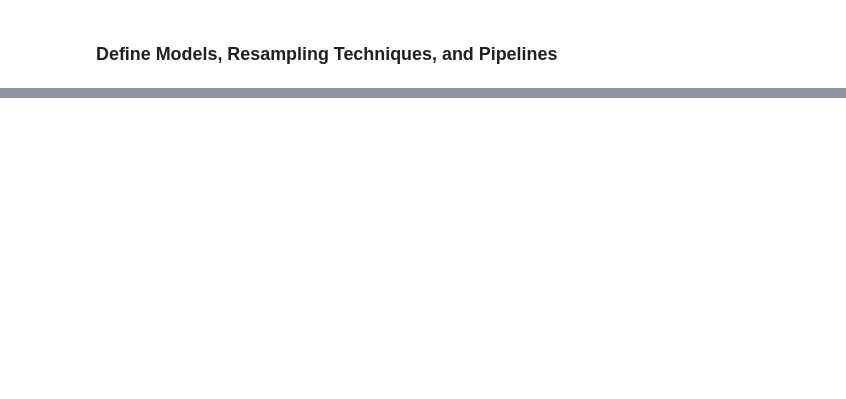
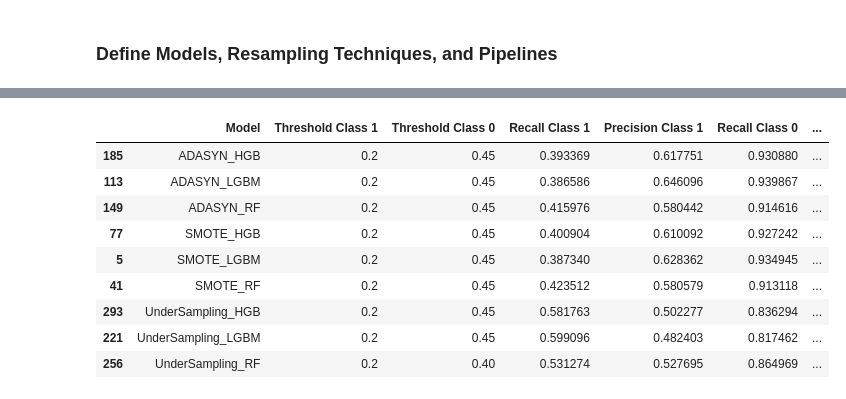
Before and after one commit to micah-shull/Machine_Learning_Pipelines, a Jupyter notebook: pipelines_16_ensemble_03_resampling.ipynb, the cells around one changed output, grey strips where cells are left out. Saved outputs shown, nothing was run; the diff lists cells and outputs as text; code cells hidden in the pictures; blank space fills up the shorter version.

```diff
--- a/pipelines_16_ensemble_03_resampling.ipynb
+++ b/pipelines_16_ensemble_03_resampling.ipynb
@@ -139,72 +234,7 @@ with open('best_thresholds.json', 'w') as json_file:
 
 print("Best threshold combinations saved to 'best_thresholds.json'")
 print("Best threshold combinations for each model:")
-print(best_thresholds)
-
-# Custom scorers for recall and precision for class 0 and class 1
-scorers = {
-    'recall_class_1': make_scorer(recall_score, pos_label=1),
-    'precision_class_1': make_scorer(precision_score, pos_label=1),
-    'recall_class_0': make_scorer(recall_score, pos_label=0),
-    'precision_class_0': make_scorer(precision_score, pos_label=0)
-}
-
-# Function to perform grid search for a given model
-def tune_model(pipeline, param_grid, X_train, y_train, scoring):
-    grid_search = GridSearchCV(pipeline, param_grid, cv=5, scoring=scoring)
-    grid_search.fit(X_train, y_train)
-    return grid_search
-
-# Function to tune and save models
-def tune_and_save_models(pipelines, param_grids, X_train, y_train, best_thresholds_df, scorers, models_file, params_file):
-    best_models = {}
-    best_params = {}
-
-    for metric, scorer in scorers.items():
-        if 'recall' in metric:
-            class_num = metric.split('_')[-1]
-            model_name = best_thresholds_df.loc[best_thresholds_df[f'Recall Class {class_num}'].idxmax(), 'Model']
-        else:
-            class_num = metric.split('_')[-1]
-            model_name = best_thresholds_df.loc[best_thresholds_df[f'Precision Class {class_num}'].idxmax(), 'Model']
-
-        tuned_model = tune_model(pipelines[model_name], param_grids[model_name.split('_')[-1]], X_train, y_train, scoring=scorer)
-
-        best_models[metric] = tuned_model.best_estimator_
-        best_params[metric] = tuned_model.best_params_
-
-    joblib.dump(best_models, models_file)
-
-    with open(params_file, 'w') as json_file:
-        json.dump(best_params, json_file, indent=4)
-
-    return best_models, best_params
-
-# Define parameter grids for the selected models
-param_grids = {
-    'LogReg': {'classifier__C': [0.1, 1, 10]},
-    'RF': {'classifier__n_estimators': [100, 200], 'classifier__max_depth': [10, 20]},
-    'LGBM': {'classifier__n_estimators': [100, 200], 'classifier__learning_rate': [0.01, 0.1]},
-    'HGB': {'classifier__max_iter': [100, 200], 'classifier__learning_rate': [0.01, 0.1]}
-}
-
-# Tune and save models
-best_models_file = 'best_models.pkl'
-best_params_file = 'best_params.json'
-best_models, best_params = tune_and_save_models(pipelines, param_grids, X_train, y_train, best_thresholds, scorers, best_models_file, best_params_file)
-
-# Print the best parameters
-for metric, params in best_params.items():
-    print(f"Best parameters for {metric}: {params}")
-
-# Save the best models
-joblib.dump(best_models, 'best_models.pkl')
-print(f"Best models saved to 'best_models.pkl'")
-
-# Save the best parameters
-with open('best_params.json', 'w') as json_file:
-    json.dump(best_params, json_file, indent=4)
-print(f"Best parameters saved to 'best_params.json'")
+best_thresholds
 # %% [output]
 [LightGBM] [Info] Number of positive: 18691, number of negative: 18691
 [LightGBM] [Info] Total Bins 6533
@@ -225,0 +254,10 @@ Best parameters saved to 'best_params.json'
+|  | Model | Threshold Class 1 | Threshold Class 0 | Recall Class 1 | Precision Class 1 | Recall Class 0 | ... |
+| 185 | ADASYN_HGB | 0.2 | 0.45 | 0.393369 | 0.617751 | 0.930880 | ... |
+| 113 | ADASYN_LGBM | 0.2 | 0.45 | 0.386586 | 0.646096 | 0.939867 | ... |
+| 149 | ADASYN_RF | 0.2 | 0.45 | 0.415976 | 0.580442 | 0.914616 | ... |
+| 77 | SMOTE_HGB | 0.2 | 0.45 | 0.400904 | 0.610092 | 0.927242 | ... |
+| 5 | SMOTE_LGBM | 0.2 | 0.45 | 0.387340 | 0.628362 | 0.934945 | ... |
+| 41 | SMOTE_RF | 0.2 | 0.45 | 0.423512 | 0.580579 | 0.913118 | ... |
+| 293 | UnderSampling_HGB | 0.2 | 0.45 | 0.581763 | 0.502277 | 0.836294 | ... |
+| 221 | UnderSampling_LGBM | 0.2 | 0.45 | 0.599096 | 0.482403 | 0.817462 | ... |
+| 256 | UnderSampling_RF | 0.2 | 0.40 | 0.531274 | 0.527695 | 0.864969 | ... |
```
Also changed, not shown: parts of 32 cells of this notebook.
